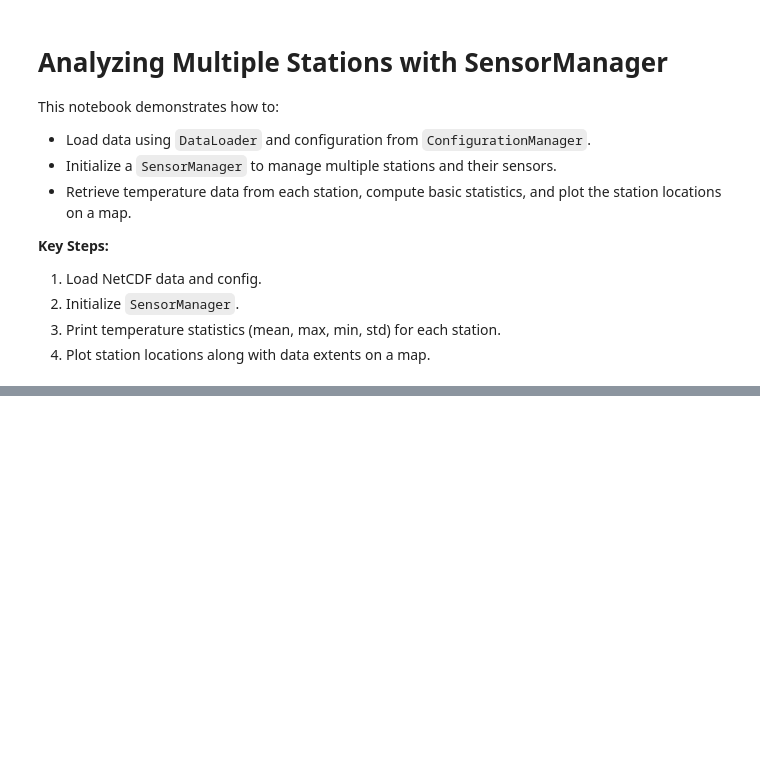
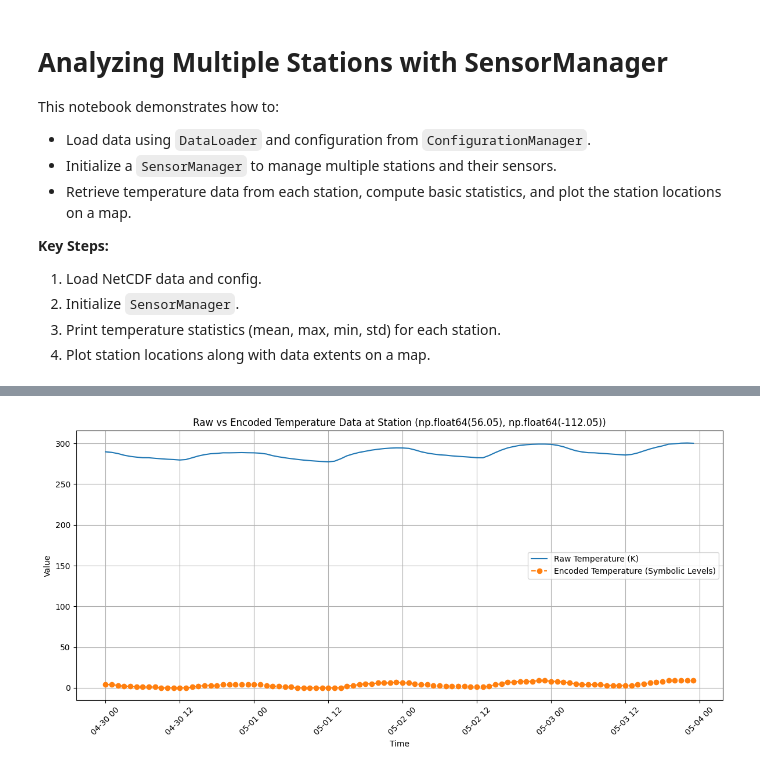
Before and after one commit to richardjpurcell/universal-sensing-etm, a Jupyter notebook: notebooks/Analyze_station_manager.ipynb, the cells around one changed output, grey strips where cells are left out. Drawn from its saved outputs; the diff is of its cells as text; code cells hidden in the pictures; blank space fills up the shorter version.

```diff
--- a/notebooks/Analyze_station_manager.ipynb
+++ b/notebooks/Analyze_station_manager.ipynb
@@ -143 +143,13 @@ Station Temperature Summary:
 [figure]
+# %%
+# Test Universal Encoder
+encoded_data = temp_sensor.encode_data()
+print("Encoded Data with Universal Encoder:")
+display(encoded_data.head())
+
+# Test Hierarchical Encoder
+hierarchical_encoded = temp_sensor.encode_hierarchically(resolutions=[10, 20, 50])
+print("Hierarchical Encoded Data:")
+for res, values in hierarchical_encoded.items():
+    print(f"\nResolution {res}:")
+    display(values.head())
@@ -143,0 +192,77 @@ Station Temperature Summary:
+# %%
+import sys
+import pandas as pd
+import matplotlib.pyplot as plt
+
+# Adjust path for imports
+sys.path.append("..")
+
+from src.data_handling.data_loader import DataLoader
+from src.sensors.sensor import Sensor
+from src.utils.configuration_manager import ConfigurationManager
+from src.sensors.sensor_manager import SensorManager
+
+# Step 1: Load Data
+data_dir = "../data/NetCDF"
+file_groups = {
+    "temperature": ["April-30-temp.nc", "May-01-temp.nc", "May-02-temp.nc", "May-03-temp.nc"],
+    "u_wind": ["April-30-u-wind.nc", "May-01-u-wind.nc", "May-02-u-wind.nc", "May-03-u-wind.nc"],
+    "v_wind": ["April-30-v-wind.nc", "May-01-v-wind.nc", "May-02-v-wind.nc", "May-03-v-wind.nc"]
+}
+
+
+loader = DataLoader(data_dir=data_dir)
+data_dict = loader.load_all(file_groups)
+
+# Step 2: Initialize SensorManager
+config_manager = ConfigurationManager(config_path="../config/default_config.yaml")
+sensor_manager = SensorManager(data_dict=data_dict, config_manager=config_manager)
+
+# Step 3: Retrieve a Station and Sensor
+stations = sensor_manager.get_all_stations()
+station_coords = list(stations.keys())[0]  # Take the first station
+station = sensor_manager.get_station(*station_coords)
+
+# Retrieve temperature sensor
+temp_sensor = station.get_sensor("temperature")
+
+# Step 4: Apply the Universal Encoder
+encoded_data = temp_sensor.encode_data()
+print("Encoded Temperature Data (Symbolic Levels):")
+display(encoded_data.head())
+
+# Plot Raw vs Encoded Data
+plt.figure(figsize=(12, 6))
+plt.plot(temp_sensor.get_data()["valid_time"], temp_sensor.get_data()["value"], label="Raw Temperature (K)", color="tab:blue")
+plt.plot(temp_sensor.get_data()["valid_time"], temp_sensor.get_data()["encoded_value"], label="Encoded Temperature (Symbolic Levels)", linestyle='--', marker='o', color="tab:orange")
+plt.title(f"Raw vs Encoded Temperature Data at Station {station_coords}")
+plt.xlabel("Time")
+plt.ylabel("Value")
+plt.legend()
+plt.grid(True)
+plt.xticks(rotation=45)
+plt.tight_layout()
+plt.show()
+
+# Step 5: Apply Hierarchical Encoder
+hierarchical_encoded = temp_sensor.encode_hierarchically(resolutions=[10, 20, 50])
+print("Hierarchical Encoded Data (Multiple Resolutions):")
+for res, values in hierarchical_encoded.items():
+    print(f"\nResolution {res}:")
+    display(values.head())
+
+# Step 6: Plot Hierarchical Encoded Data
+fig, ax = plt.subplots(len(hierarchical_encoded), 1, figsize=(12, 8), sharex=True)
+
+for idx, (res, encoded_values) in enumerate(hierarchical_encoded.items()):
+    ax[idx].plot(temp_sensor.get_data()["valid_time"], encoded_values, label=f"Resolution {res}", linestyle='--', marker='o')
+    ax[idx].set_title(f"Hierarchical Encoding at Resolution {res}")
+    ax[idx].set_ylabel("Symbolic Levels")
+    ax[idx].grid(True)
+    ax[idx].legend()
+
+ax[-1].set_xlabel("Time")
+plt.xticks(rotation=45)
+plt.tight_layout()
+plt.show()
+# %% [output]
@@ -143,0 +298 @@ Station Temperature Summary:
+[figure, added]
```
Also changed, not shown: parts of 5 cells of this notebook, 6 other files.
